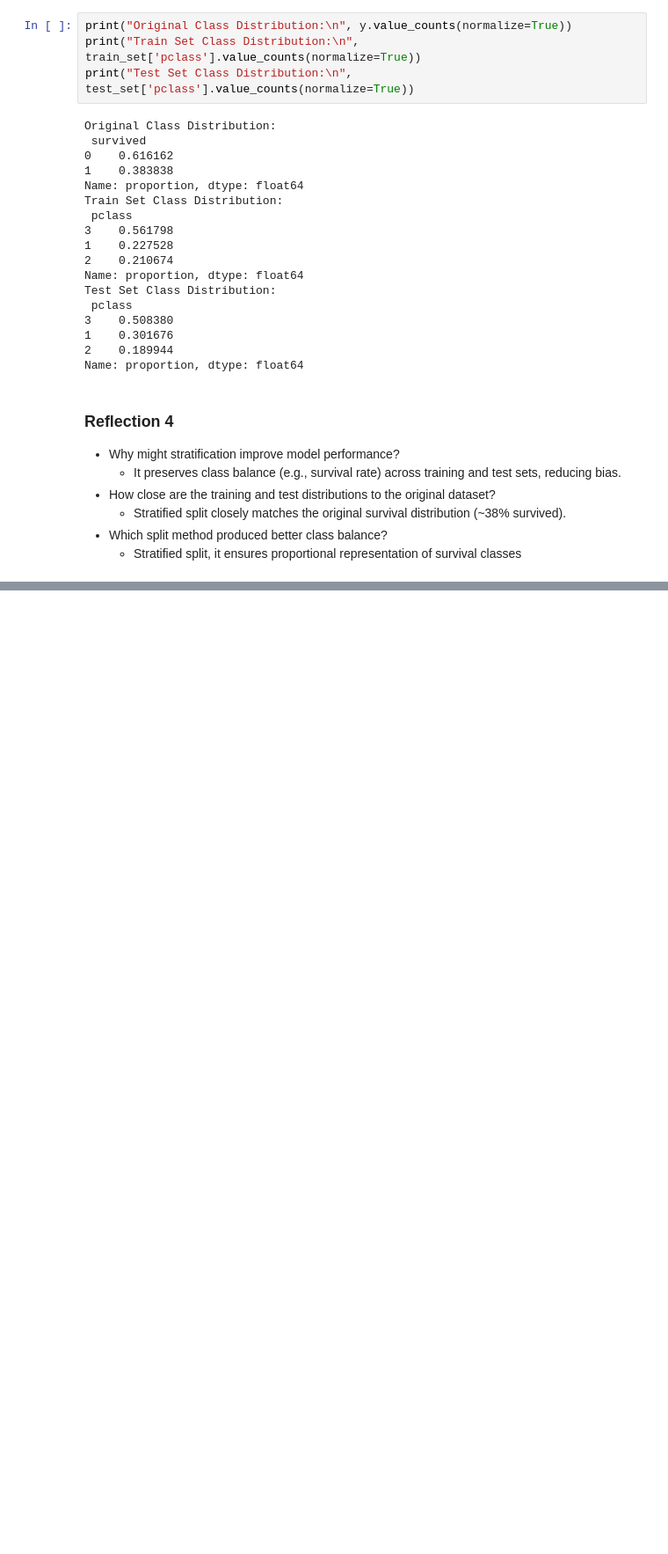
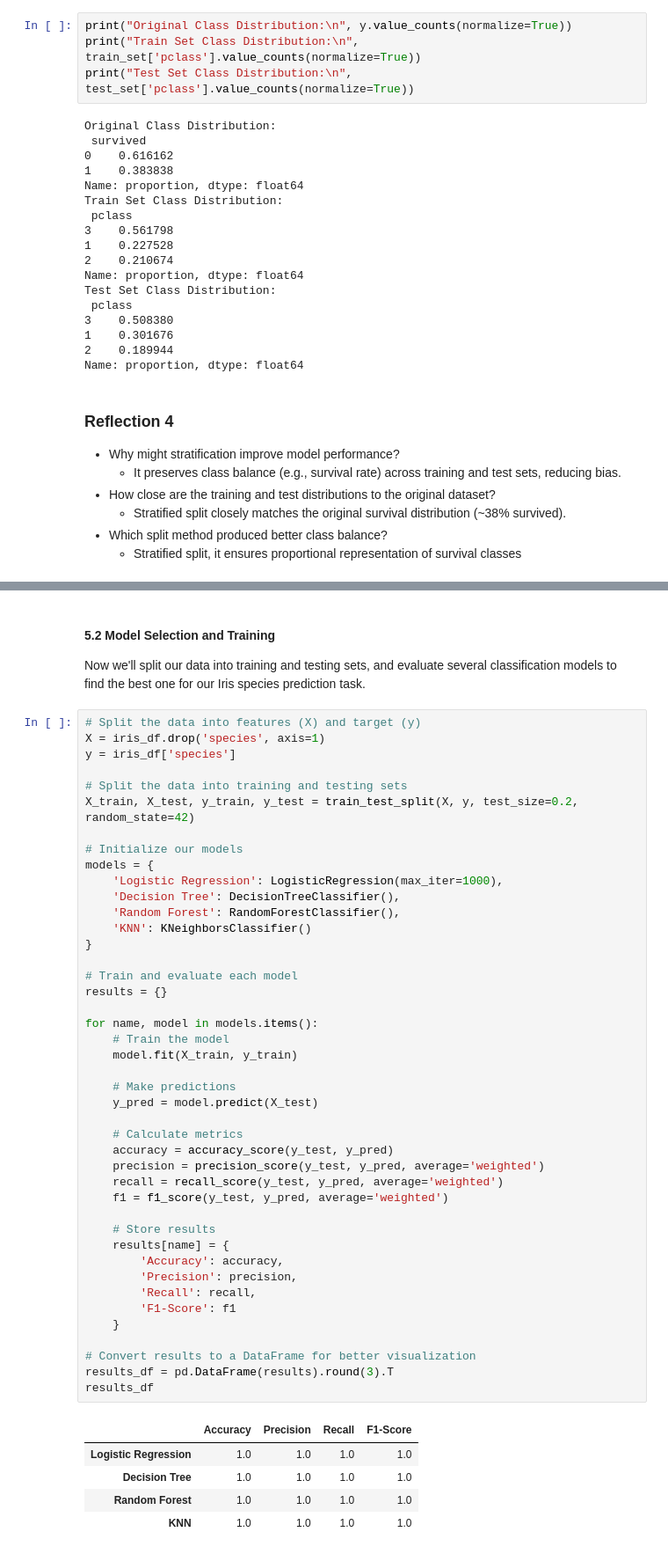
Before and after one commit to s-golla/applied-ml-sgolla, a Jupyter notebook: notebooks/project02/ml02_sgolla.ipynb, the cells around one changed output, grey strips where cells are left out. Shown at 88% size. Saved outputs shown, nothing was run; the diff lists cells and outputs as text; blank space fills up the shorter version.

```diff
--- a/notebooks/project02/ml02_sgolla.ipynb
+++ b/notebooks/project02/ml02_sgolla.ipynb
@@ -236,0 +362,53 @@ Name: proportion, dtype: float64
+# %% [markdown]
+#### 5.2 Model Selection and Training
+
+Now we'll split our data into training and testing sets, and evaluate several classification models to find the best one for our Iris species prediction task.
+# %%
+# Split the data into features (X) and target (y)
+X = iris_df.drop('species', axis=1)
+y = iris_df['species']
+
+# Split the data into training and testing sets
+X_train, X_test, y_train, y_test = train_test_split(X, y, test_size=0.2, random_state=42)
+
+# Initialize our models
+models = {
+    'Logistic Regression': LogisticRegression(max_iter=1000),
+    'Decision Tree': DecisionTreeClassifier(),
+    'Random Forest': RandomForestClassifier(),
+    'KNN': KNeighborsClassifier()
+}
+
+# Train and evaluate each model
+results = {}
+
+for name, model in models.items():
+    # Train the model
+    model.fit(X_train, y_train)
+
+    # Make predictions
+    y_pred = model.predict(X_test)
+
+    # Calculate metrics
+    accuracy = accuracy_score(y_test, y_pred)
+    precision = precision_score(y_test, y_pred, average='weighted')
+    recall = recall_score(y_test, y_pred, average='weighted')
+    f1 = f1_score(y_test, y_pred, average='weighted')
+
+    # Store results
+    results[name] = {
+        'Accuracy': accuracy,
+        'Precision': precision,
+        'Recall': recall,
+        'F1-Score': f1
+    }
+
+# Convert results to a DataFrame for better visualization
+results_df = pd.DataFrame(results).round(3).T
+results_df
+# %% [output]
+|  | Accuracy | Precision | Recall | F1-Score |
+| Logistic Regression | 1.0 | 1.0 | 1.0 | 1.0 |
+| Decision Tree | 1.0 | 1.0 | 1.0 | 1.0 |
+| Random Forest | 1.0 | 1.0 | 1.0 | 1.0 |
+| KNN | 1.0 | 1.0 | 1.0 | 1.0 |
```
Also changed, not shown: parts of 6 cells of this notebook.
